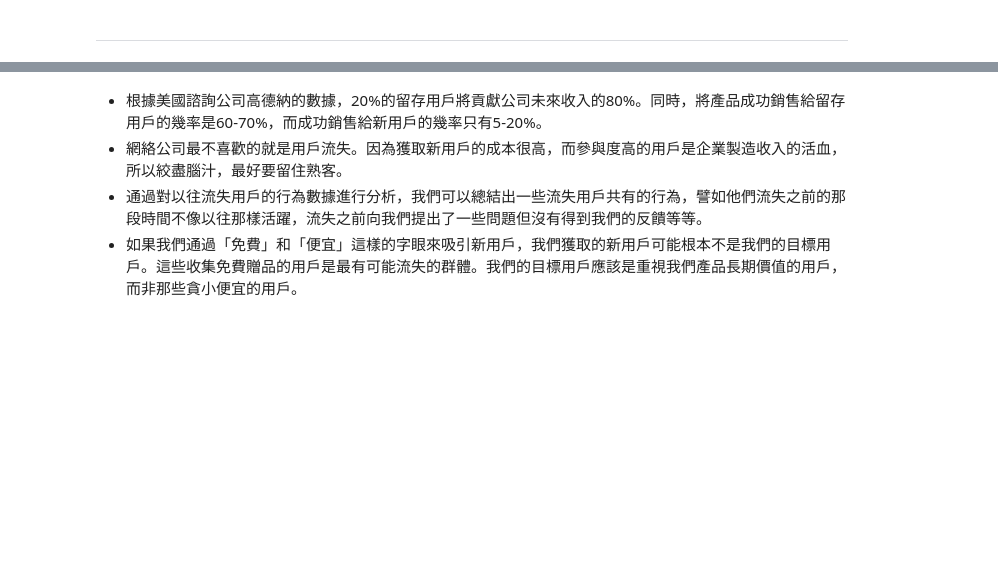
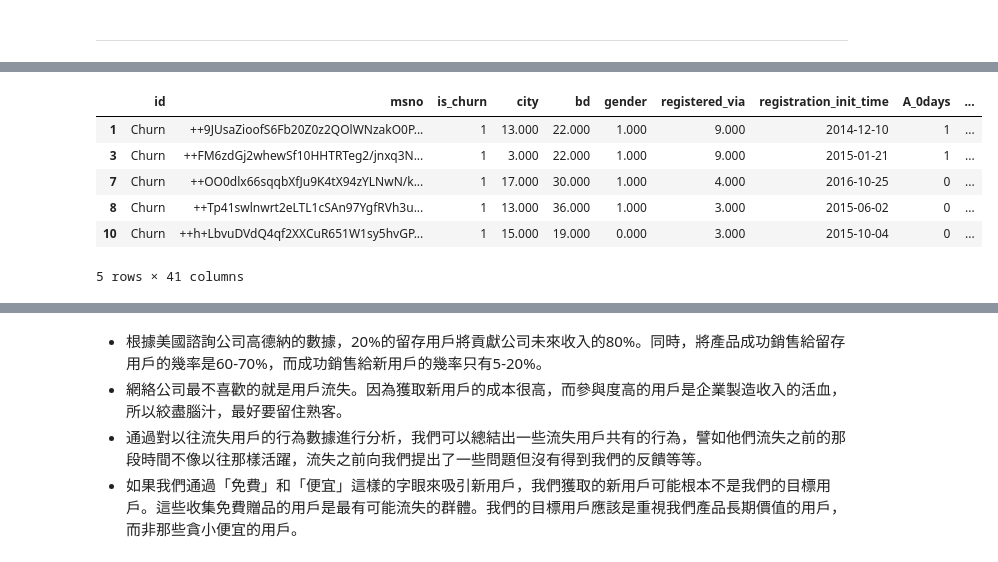
Before and after one commit to imiKao/KKBoxProject_for_TcfstCourse, a Jupyter notebook: KKboxAnalysis_關聯式分析.ipynb, the cells around one changed output, grey strips where cells are left out. Cells and saved outputs as stored; diff of their text form; code cells hidden in the pictures; blank space fills up the shorter version.

```diff
--- a/KKboxAnalysis_關聯式分析.ipynb
+++ b/KKboxAnalysis_關聯式分析.ipynb
@@ -513,0 +561,10 @@ df_Under26_device3.to_csv('df_Under26_device3.csv',index=False,header=True)
+# %%
+df_churn.head()
+# %% [output]
+|  | id | msno | is_churn | city | bd | gender | registered_via | registration_init_time | A_0days | ... |
+| 1 | Churn | ++9JUsaZioofS6Fb20Z0z2QOlWNzakO0P... | 1 | 13.000 | 22.000 | 1.000 | 9.000 | 2014-12-10 | 1 | ... |
+| 3 | Churn | ++FM6zdGj2whewSf10HHTRTeg2/jnxq3N... | 1 | 3.000 | 22.000 | 1.000 | 9.000 | 2015-01-21 | 1 | ... |
+| 7 | Churn | ++OO0dlx66sqqbXfJu9K4tX94zYLNwN/k... | 1 | 17.000 | 30.000 | 1.000 | 4.000 | 2016-10-25 | 0 | ... |
+| 8 | Churn | ++Tp41swlnwrt2eLTL1cSAn97YgfRVh3u... | 1 | 13.000 | 36.000 | 1.000 | 3.000 | 2015-06-02 | 0 | ... |
+| 10 | Churn | ++h+LbvuDVdQ4qf2XXCuR651W1sy5hvGP... | 1 | 15.000 | 19.000 | 0.000 | 3.000 | 2015-10-04 | 0 | ... |
+5 rows × 41 columns
```
Also changed, not shown: parts of 12 cells of this notebook.
